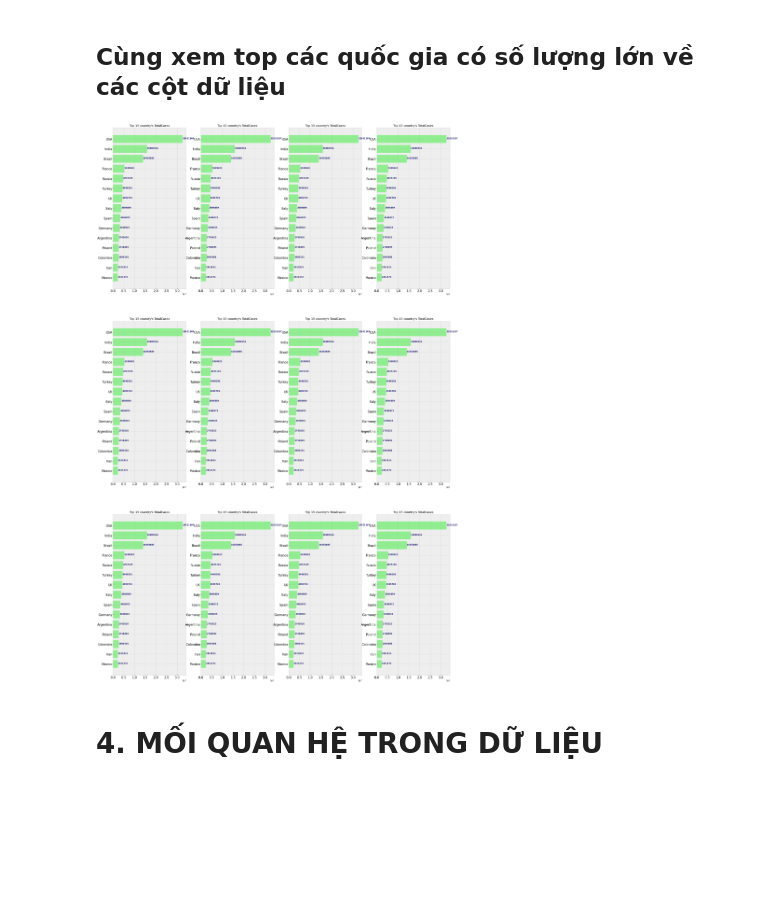
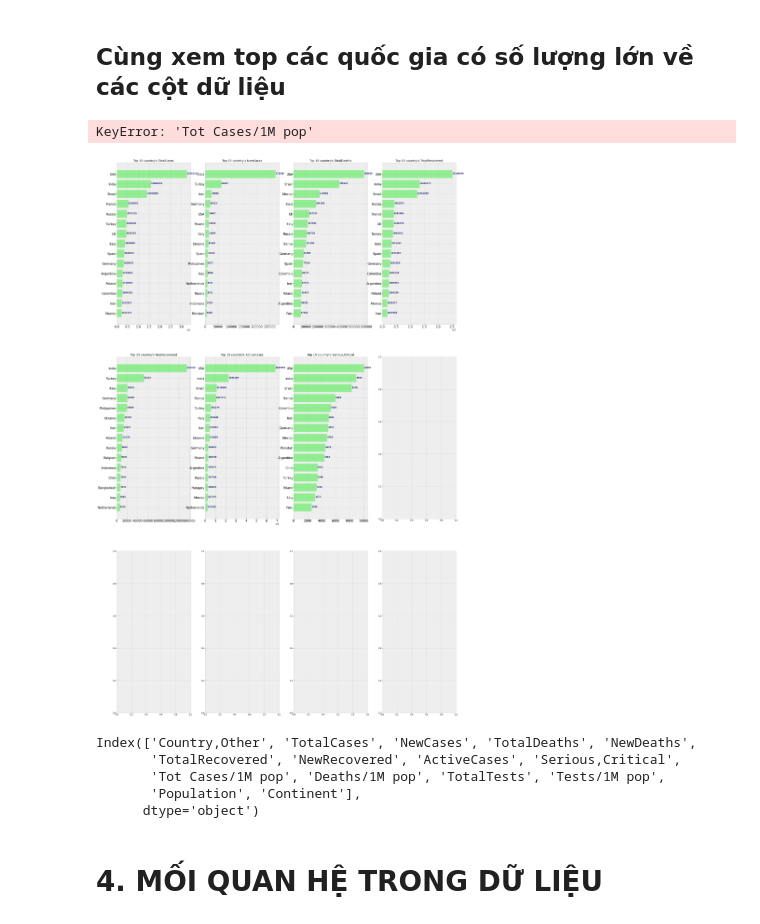
Before and after one commit to Truong1311/Lab01-CoronaVirus, a Jupyter notebook: Summary.ipynb, the cells around one changed output. Saved outputs shown, nothing was run; the diff lists cells and outputs as text; code cells hidden in the pictures; blank space fills up the shorter version.

```diff
--- a/Summary.ipynb
+++ b/Summary.ipynb
@@ -201,22 +201,32 @@ df_t.style.background_gradient(cmap='Wistia',subset=["TotalCases"])\
 # %%
 def get_top_15_of_feature(df, feature, ax, num_top=15):
     data = df[feature].sort_values(ascending=False)[0:num_top][::-1]
     ax.barh(y=df['Country,Other'].iloc[data.index], width=data, color='lightgreen')
     ax.tick_params(axis='both', which='major', labelsize=15)
     ax.set_title("Top 15 country's " + feature)
     for i, v in enumerate(data):
         ax.text(v + 0.25, i, str(round(v,2)), color='midNightBlue', fontweight='bold')
 
 
 fig, ax = plt.subplots(3,4, figsize=(30,50))
 features = ['TotalCases', 'NewCases', 'TotalDeaths', 'TotalRecovered',
             'NewRecovered', 'ActiveCases', 'Serious,Critical', 'Tot Cases/1M pop',
             'Deaths/1M pop', 'TotalTests', 'Tests/1M pop', 'Population']
 index = 0
 for i in range(3):
     for j in range(4):
         get_top_15_of_feature(df, feature=features[index], ax=ax[i][j])
+        index += 1
 # %% [output]
+KeyError: 'Tot Cases/1M pop'
-[figure, old version]
+[figure, new version]
+# %%
+df.columns
+# %% [output]
+Index(['Country,Other', 'TotalCases', 'NewCases', 'TotalDeaths', 'NewDeaths',
+       'TotalRecovered', 'NewRecovered', 'ActiveCases', 'Serious,Critical',
+       'Tot Cases/1M pop', 'Deaths/1M pop', 'TotalTests', 'Tests/1M pop',
+       'Population', 'Continent'],
+      dtype='object')
 # %% [markdown]
 # 4. MỐI QUAN HỆ TRONG DỮ LIỆU
```
Also changed, not shown: parts of 22 cells of this notebook.
